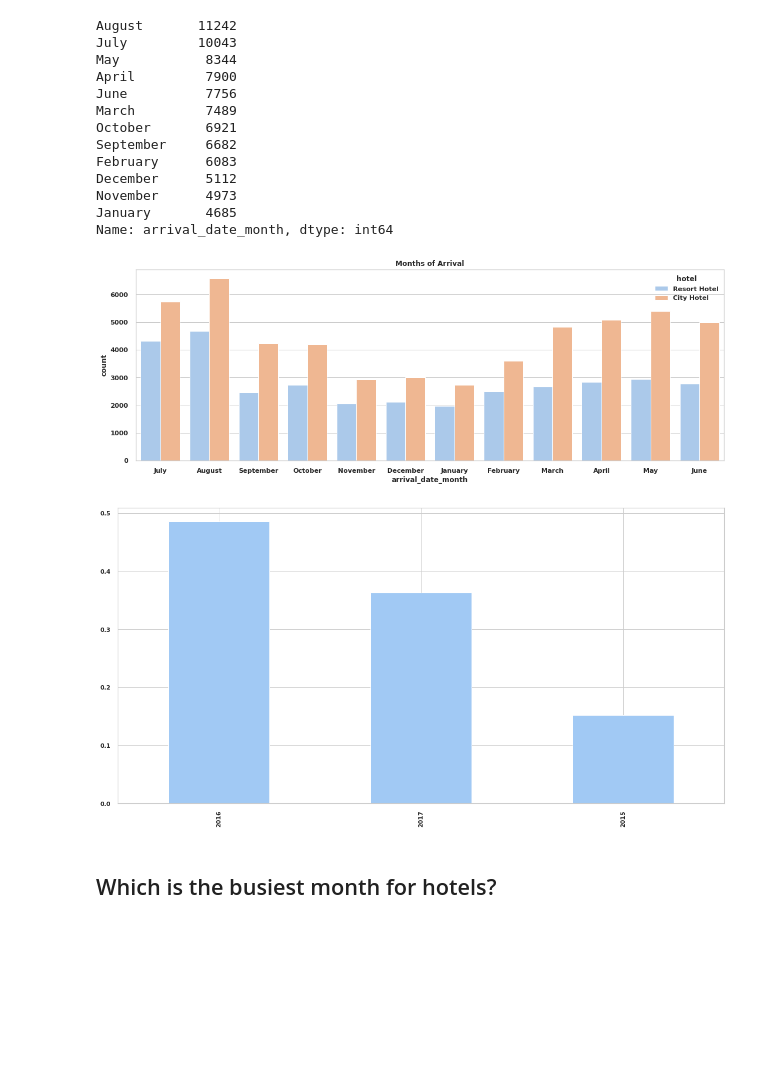
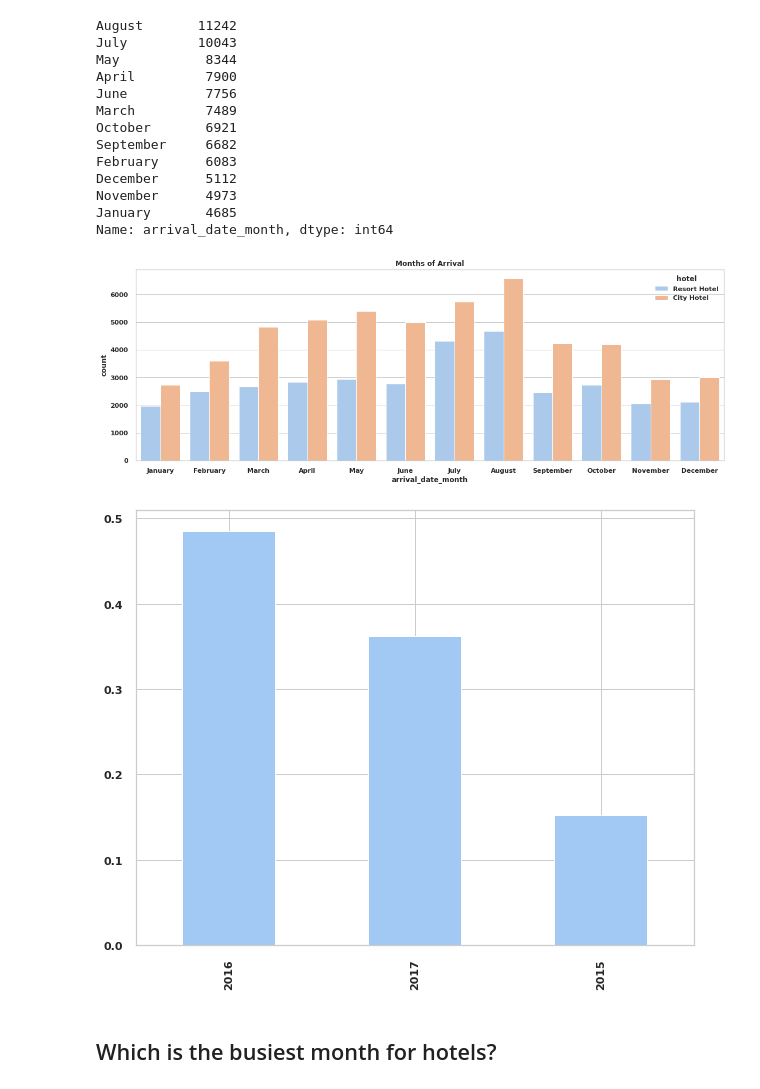
Before and after one commit to VHP2305/EDA-Capstone, a Jupyter notebook: Hotel_Booking_Analysis_Capstone_Project.ipynb, the cells around one changed output. Drawn from its saved outputs; the diff is of its cells as text; code cells hidden in the pictures; blank space fills up the shorter version.

```diff
--- a/Hotel_Booking_Analysis_Capstone_Project.ipynb
+++ b/Hotel_Booking_Analysis_Capstone_Project.ipynb
@@ -381,18 +381,20 @@ Name: arrival_date_month, dtype: int64
 # %%
 plt.figure(figsize=(18,6))
 sns.set_theme(style="whitegrid", palette="pastel")
-sns.countplot(x='arrival_date_month', hue = 'hotel', data= df)
+month_names = ['January', 'February', 'March', 'April', 'May', 'June',
+               'July', 'August', 'September', 'October', 'November', 'December']
+sns.countplot(x='arrival_date_month', hue = 'hotel', order=month_names, data= df)
 plt.title('Months of Arrival')
 plt.show()
 # %% [output]
-[figure, old version]
+[figure, new version]
 # %%
-plt.figure(figsize=(20,10))
+plt.figure(figsize=(10,8))
 df.arrival_date_year.value_counts(normalize=True).plot(kind="bar",
                                                          color='b')
 plt.show()
 # %% [output]
-[figure, old version]
+[figure, new version]
 # %% [markdown]
 ## Which is the busiest month for hotels?
 # %%
```
Also changed, not shown: parts of 34 cells of this notebook.
